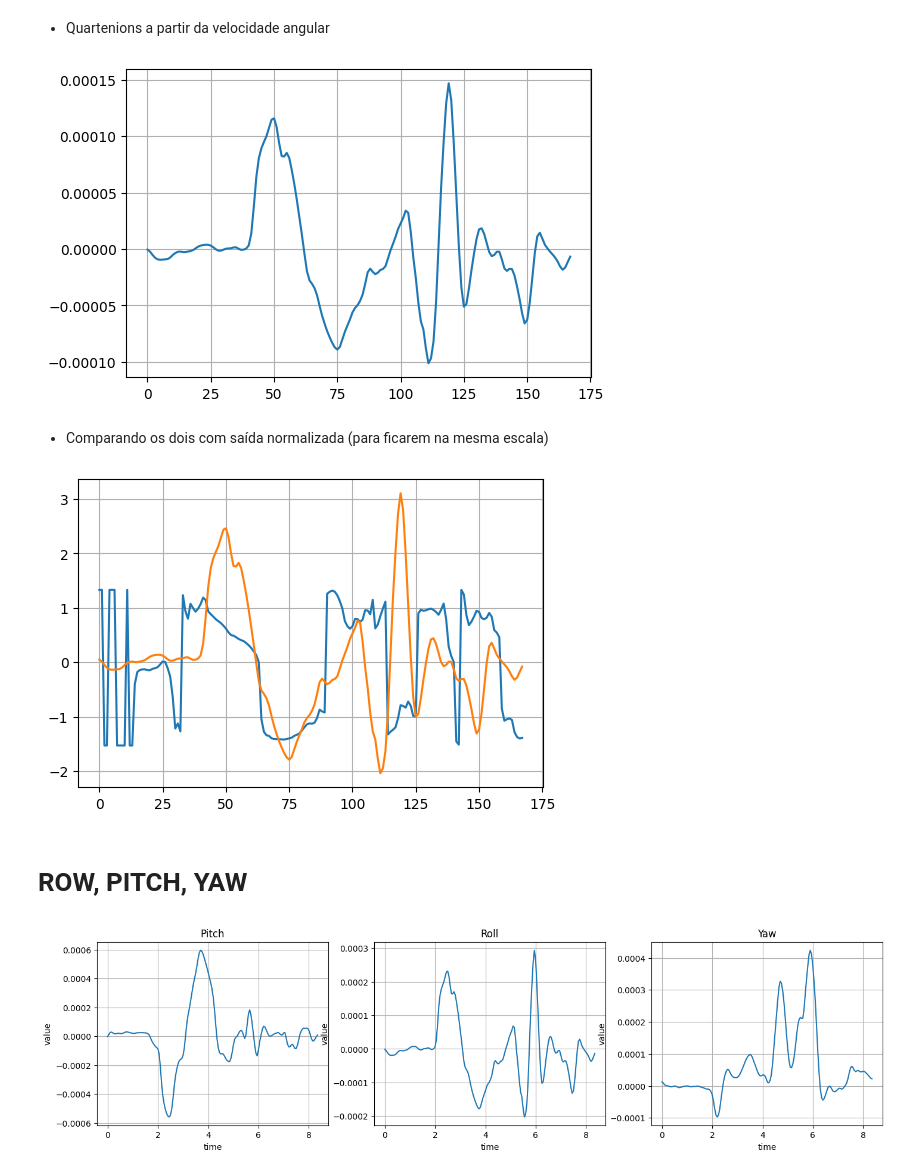
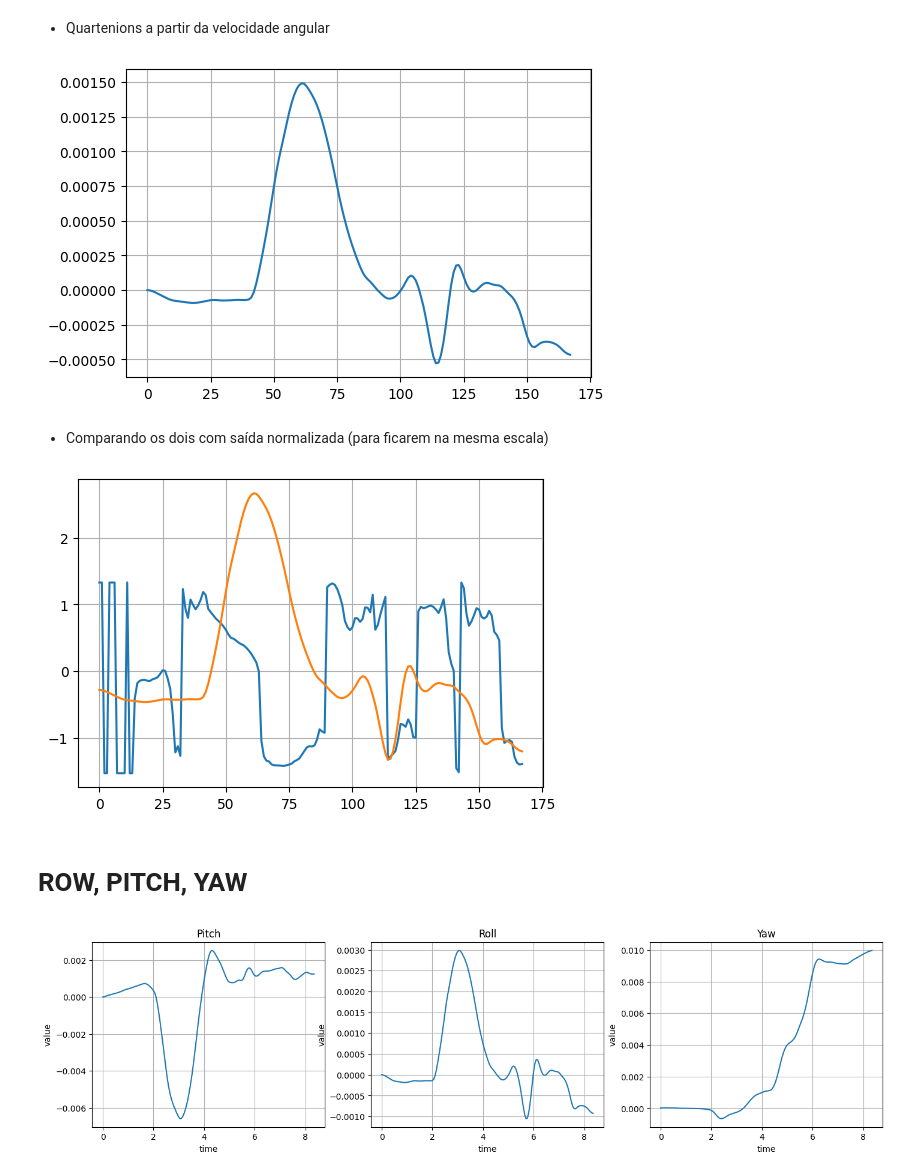
Before and after one commit to KlaussMarchi/MRU, a Jupyter notebook: Analysis/Concepts/Analysis.ipynb, the cells around one changed output. Saved outputs shown, nothing was run; the diff lists cells and outputs as text; code cells hidden in the pictures.

```diff
--- a/Analysis/Concepts/Analysis.ipynb
+++ b/Analysis/Concepts/Analysis.ipynb
@@ -312,24 +312,24 @@ def normalize(v):
 # %% [markdown]
 - Quartenions a partir da aceleração
 # %%
-qaData = [np.array([1.0, 0.0, 0.0, 0.0]) for _ in range(len(aData))]
+qaData = np.zeros((len(aData), 4))
 
-for i, q in enumerate(qaData):
-    ax, ay, az = aData[i]
-    ax, ay, az = normalize(np.array([ax, ay, az]))
+for i, acc in enumerate(aData):
+    ax, ay, az = normalize(np.array(acc))
 
     pitch = np.arctan2(-ax, np.sqrt(ay**2 + az**2))
     roll  = np.arctan2(ay, az)
-    yaw   = 0  # sem magnetômetro
+    yaw   = 0.0  # sem magnetômetro
 
-    qroll  = np.array([np.cos(roll/2),  np.sin(roll/2), 0, 0])
-    qpitch = np.array([np.cos(pitch/2), 0, np.sin(pitch/2), 0])
-    qyaw   = np.array([np.cos(yaw/2),   0, 0, np.sin(yaw/2)])
+    # Constrói quaternions individuais
+    qroll  = np.array([np.cos(roll/2),  np.sin(roll/2), 0.0, 0.0])
+    qpitch = np.array([np.cos(pitch/2), 0.0, np.sin(pitch/2), 0.0])
+    qyaw   = np.array([np.cos(yaw/2),   0.0, 0.0, np.sin(yaw/2)])
 
-    #q = q_yaw ⊗ (q_pitch ⊗ q_roll)
-    q_temp  = quatProduct(qpitch, qroll)
-    q_final = quatProduct(qyaw, q_temp)
-    qaData[i] = q_final.copy()
+    # Combina q = qyaw ⊗ (qpitch ⊗ qroll)
+    q_temp = quatProduct(qpitch, qroll)
+    q      = quatProduct(qyaw, q_temp)
+    qaData[i] = normalize(q)
 
 
 plt.figure(figsize=(6, 4))
@@ -340,21 +340,23 @@ plt.grid()
 # %% [markdown]
 - Quartenions a partir da velocidade angular
 # %%
-qwData = [np.array([1.0, 0.0, 0.0, 0.0]) for _ in range(len(wData))]
+q = np.array([1.0, 0.0, 0.0, 0.0])
+qwData = np.zeros((len(wData), 4))
 
-for i, q in enumerate(qwData):
+for i in range(len(qwData)):
     wx, wy, wz = wData[i]
     omega = np.array([0.0, wx, wy, wz])
     q_dot = 0.5 * quatProduct(q, omega)
-    q_new = q + q_dot * dt
-    qwData[i] = normalize(q_new).copy()
+    q = q + q_dot * dt
+    q = normalize(q)
+    qwData[i] = q
 
 
 plt.figure(figsize=(6, 4))
 plt.plot([q1 for (q0, q1, q2, q3) in qwData])
 plt.grid()
 # %% [output]
-[figure, old version]
+[figure, new version]
 # %% [markdown]
 - Comparando os dois com saída normalizada (para ficarem na mesma escala)
 # %%
@@ -363,7 +365,7 @@ plt.plot(norm([q1 for (q0, q1, q2, q3) in qaData]))
 plt.plot(norm([q1 for (q0, q1, q2, q3) in qwData]))
 plt.grid()
 # %% [output]
-[figure, old version]
+[figure, new version]
 # %% [markdown]
 # ROW, PITCH, YAW
 # %%
@@ -404,4 +406,4 @@ plt.xlabel('time'), plt.ylabel('value')
 plt.title('Yaw')
 plt.grid()
 # %% [output]
-[figure, old version]
+[figure, new version]
```
Also changed, not shown: 14 other files.
